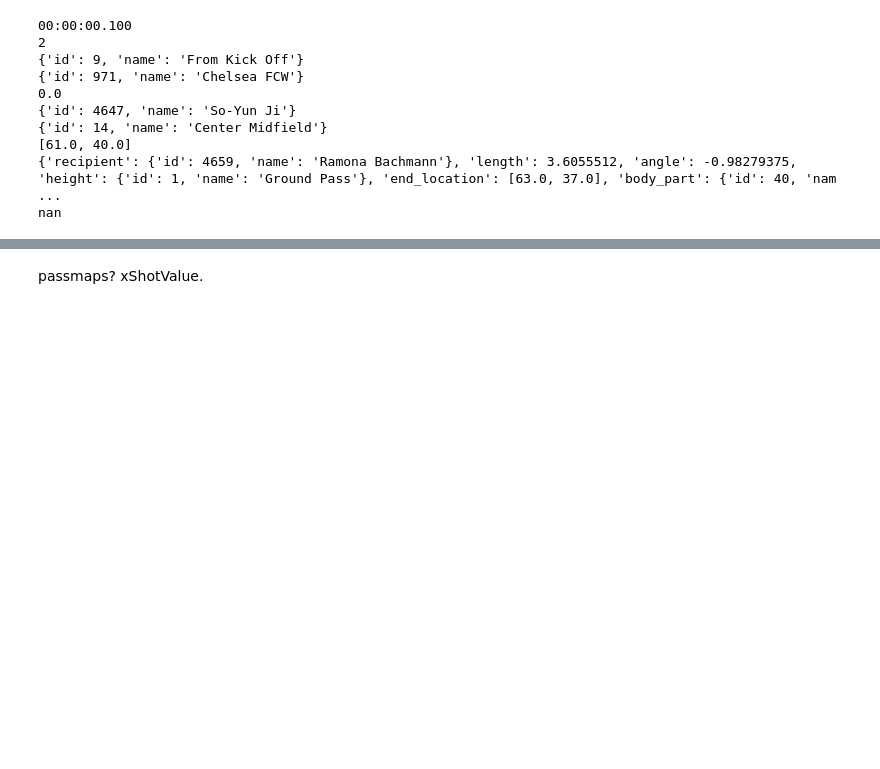
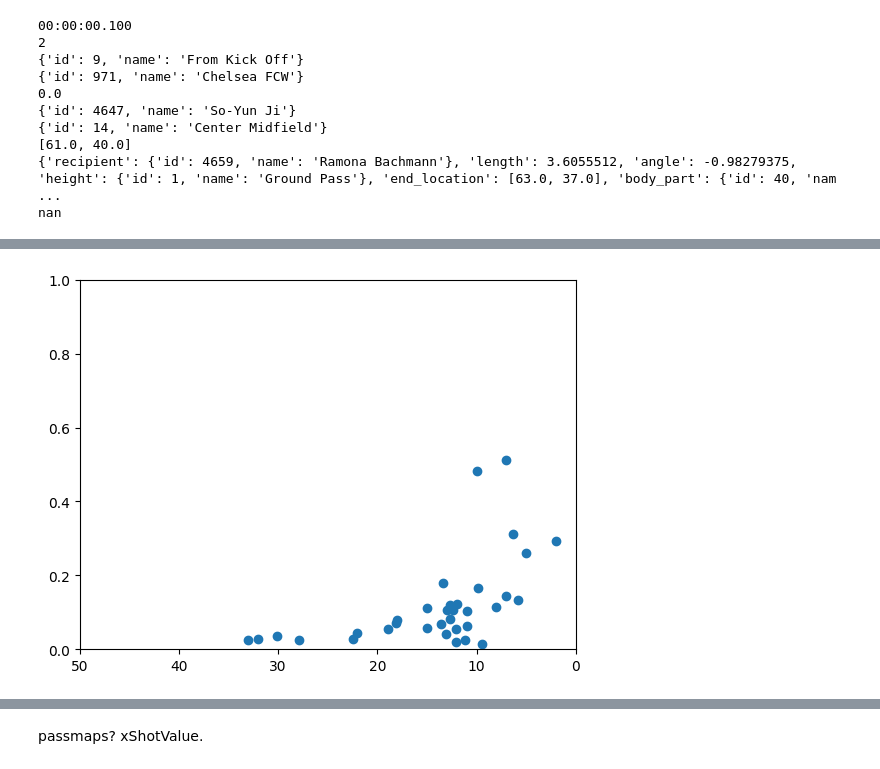
Before and after one commit to kwabenankyi/statsdefuser, a Jupyter notebook: explore_events.ipynb, the cells around one changed output, grey strips where cells are left out. Cells and saved outputs as stored; diff of their text form; code cells hidden in the pictures; blank space fills up the shorter version.

Commit message:
linear + exponential exploration with distance to goal used to calc xg

```diff
--- a/explore_events.ipynb
+++ b/explore_events.ipynb
@@ -91,0 +225,40 @@ nan
+# %%
+import numpy as np
+from numpy.linalg import norm
+
+import math
+
+def distFromGoalLine(x3, y3): # x3,y3 is the point
+    u =  ((y3 - 36) * 8) / float(64)
+
+    if u > 1:
+        u = 1
+    elif u < 0:
+        u = 0
+
+    x = 120
+    y = 36 + u * 8
+
+    dx = x - x3
+    dy = y - y3
+
+    # Note: If the actual distance does not matter,
+    # if you only want to compare what this function
+    # returns to other results of this function, you
+    # can just return the squared distance instead
+    # (i.e. remove the sqrt) to gain a little performance
+
+    dist = (dx*dx + dy*dy)**.5
+
+    return dist
+
+shotDistances = [distFromGoalLine(loc[0], loc[1]) for loc in shotLocations]
+shotXg = shotAnalysisDf["statsbomb_xg"]
+
+plt.xlim(50, 0)
+plt.ylim(0, 1)
+
+plt.scatter(shotDistances, shotXg)
+plt.show()
+# %% [output]
+[figure, added]
```
Also changed, not shown: parts of 12 cells of this notebook, 3 other files.
